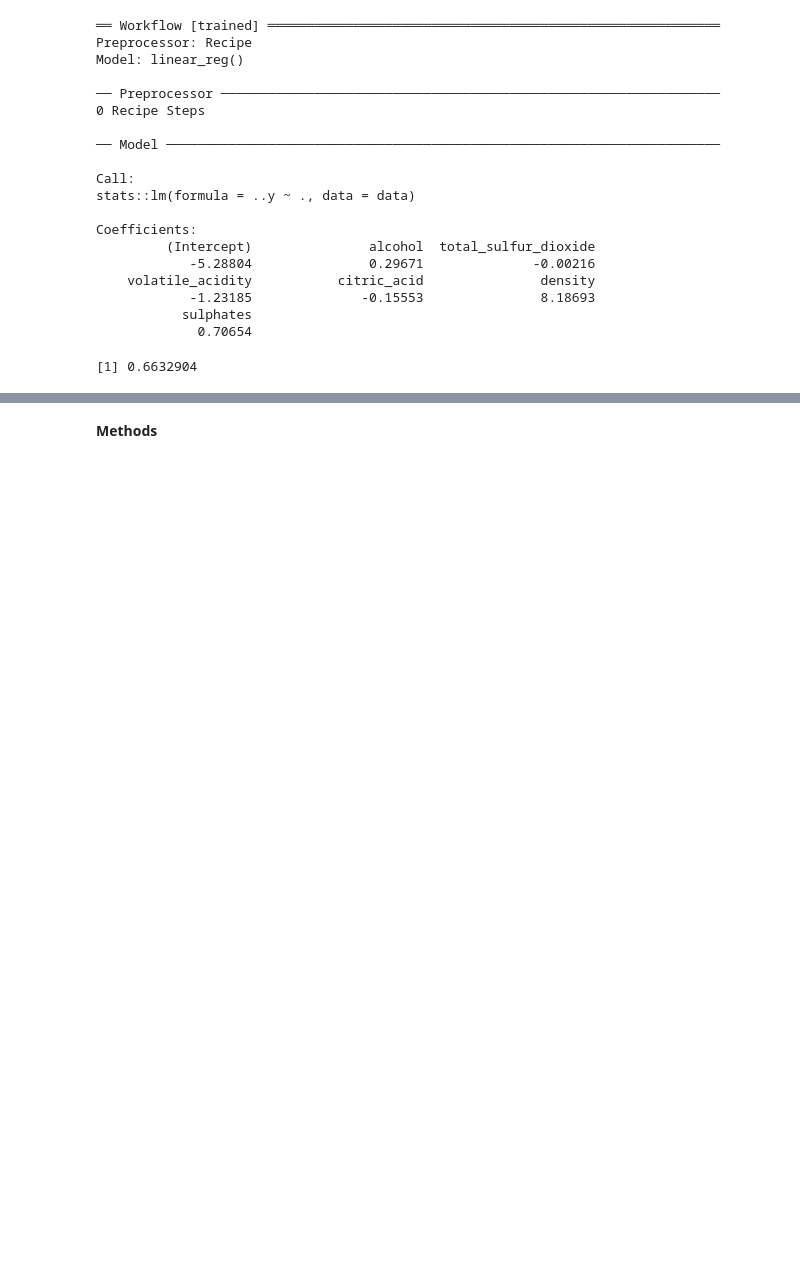
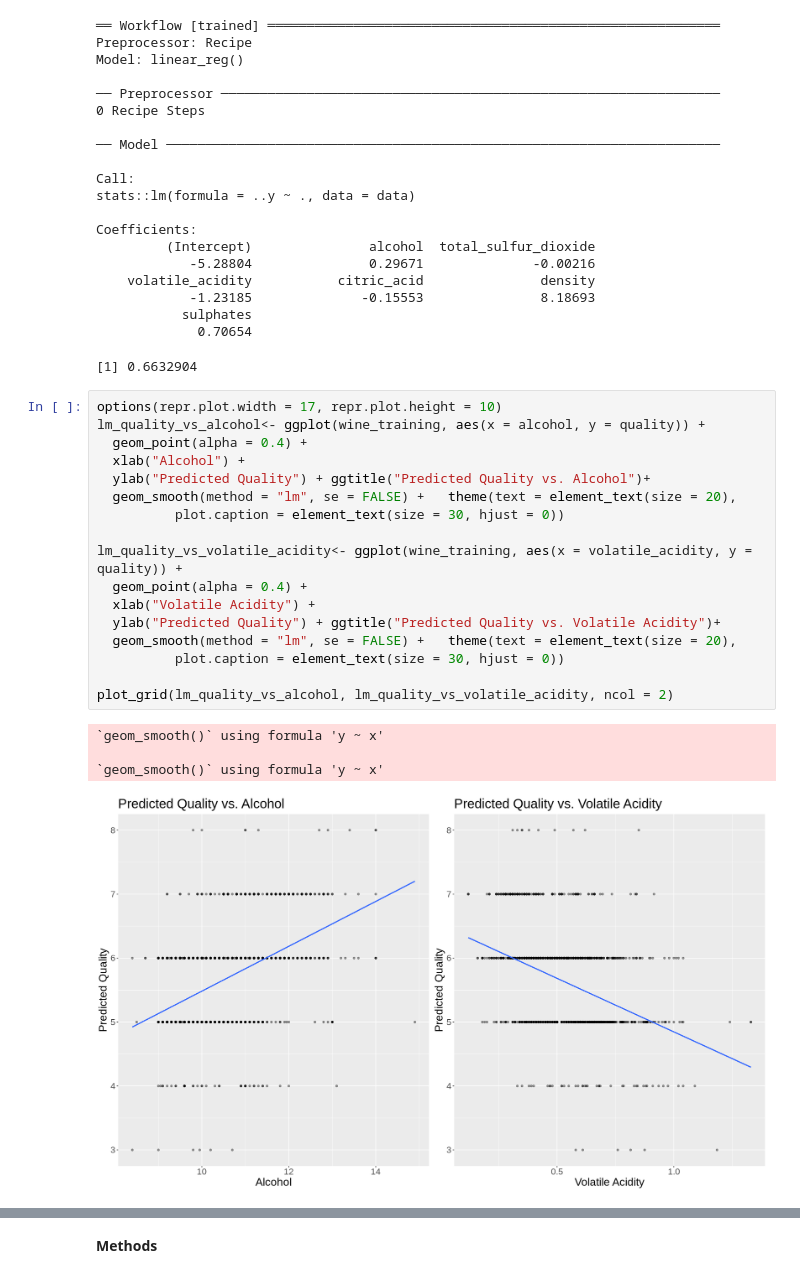
Before and after one commit to aleong2004/Wine-Quality-Prediction, a Jupyter notebook: Project.ipynb, the cells around one changed output, grey strips where cells are left out. Saved outputs shown, nothing was run; the diff lists cells and outputs as text; blank space fills up the shorter version.

Commit message:
Residual plot(draft added) + ggpairs removed
I've used training data for now, but I am unsure of its correctness.

```diff
--- a/Project.ipynb
+++ b/Project.ipynb
@@ -263,3 +244,25 @@ Coefficients:
            sulphates
              0.70654
 [1] 0.6632904
+# %%
+options(repr.plot.width = 17, repr.plot.height = 10)
+lm_quality_vs_alcohol<- ggplot(wine_training, aes(x = alcohol, y = quality)) +
+  geom_point(alpha = 0.4) +
+  xlab("Alcohol") +
+  ylab("Predicted Quality") + ggtitle("Predicted Quality vs. Alcohol")+
+  geom_smooth(method = "lm", se = FALSE) +   theme(text = element_text(size = 20),
+          plot.caption = element_text(size = 30, hjust = 0))
+
+lm_quality_vs_volatile_acidity<- ggplot(wine_training, aes(x = volatile_acidity, y = quality)) +
+  geom_point(alpha = 0.4) +
+  xlab("Volatile Acidity") +
+  ylab("Predicted Quality") + ggtitle("Predicted Quality vs. Volatile Acidity")+
+  geom_smooth(method = "lm", se = FALSE) +   theme(text = element_text(size = 20),
+          plot.caption = element_text(size = 30, hjust = 0))
+
+plot_grid(lm_quality_vs_alcohol, lm_quality_vs_volatile_acidity, ncol = 2)
+# %% [output]
+`geom_smooth()` using formula 'y ~ x'
+
+`geom_smooth()` using formula 'y ~ x'
+[figure, added]
```
Also changed, not shown: parts of 3 cells of this notebook.
